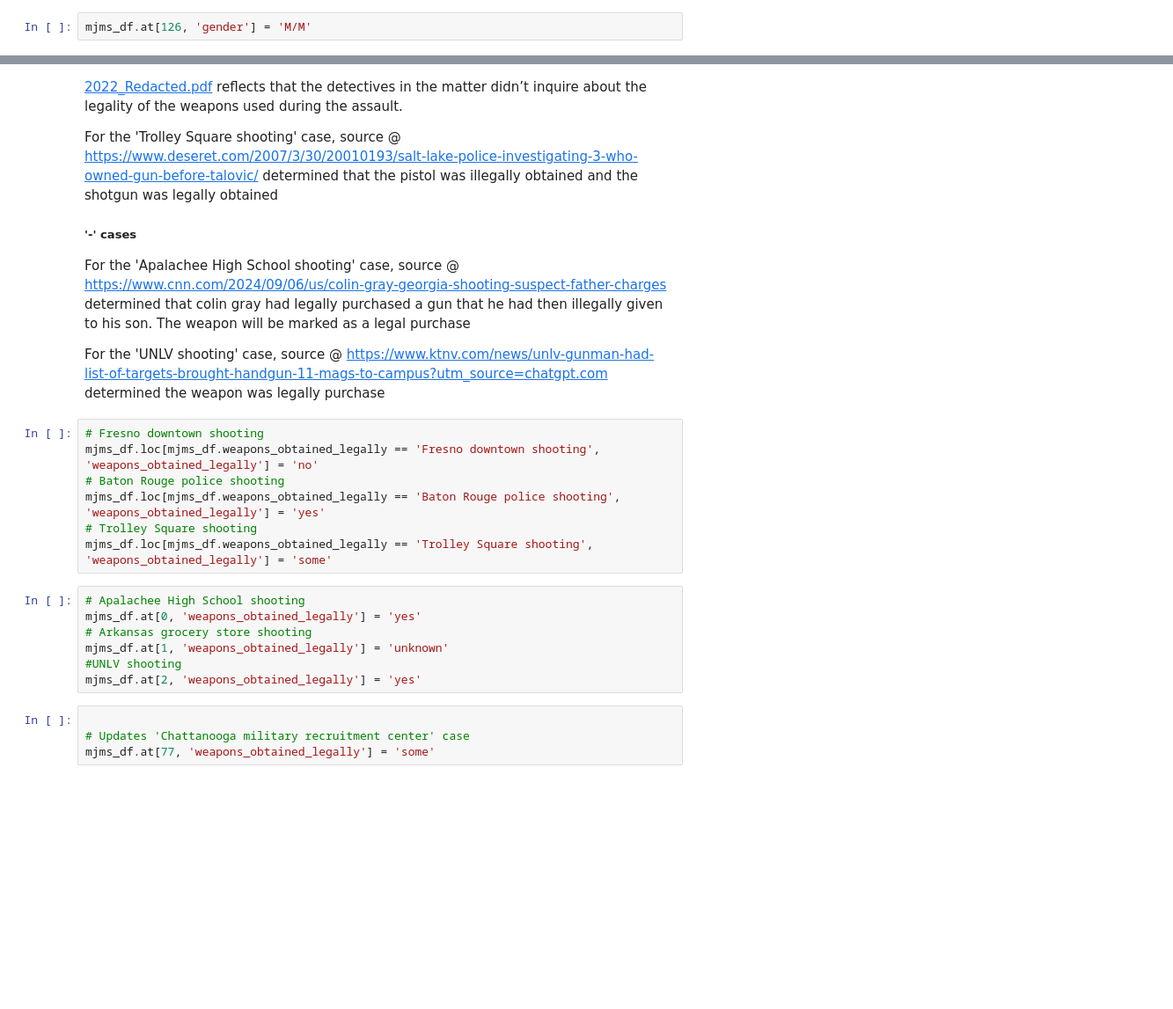
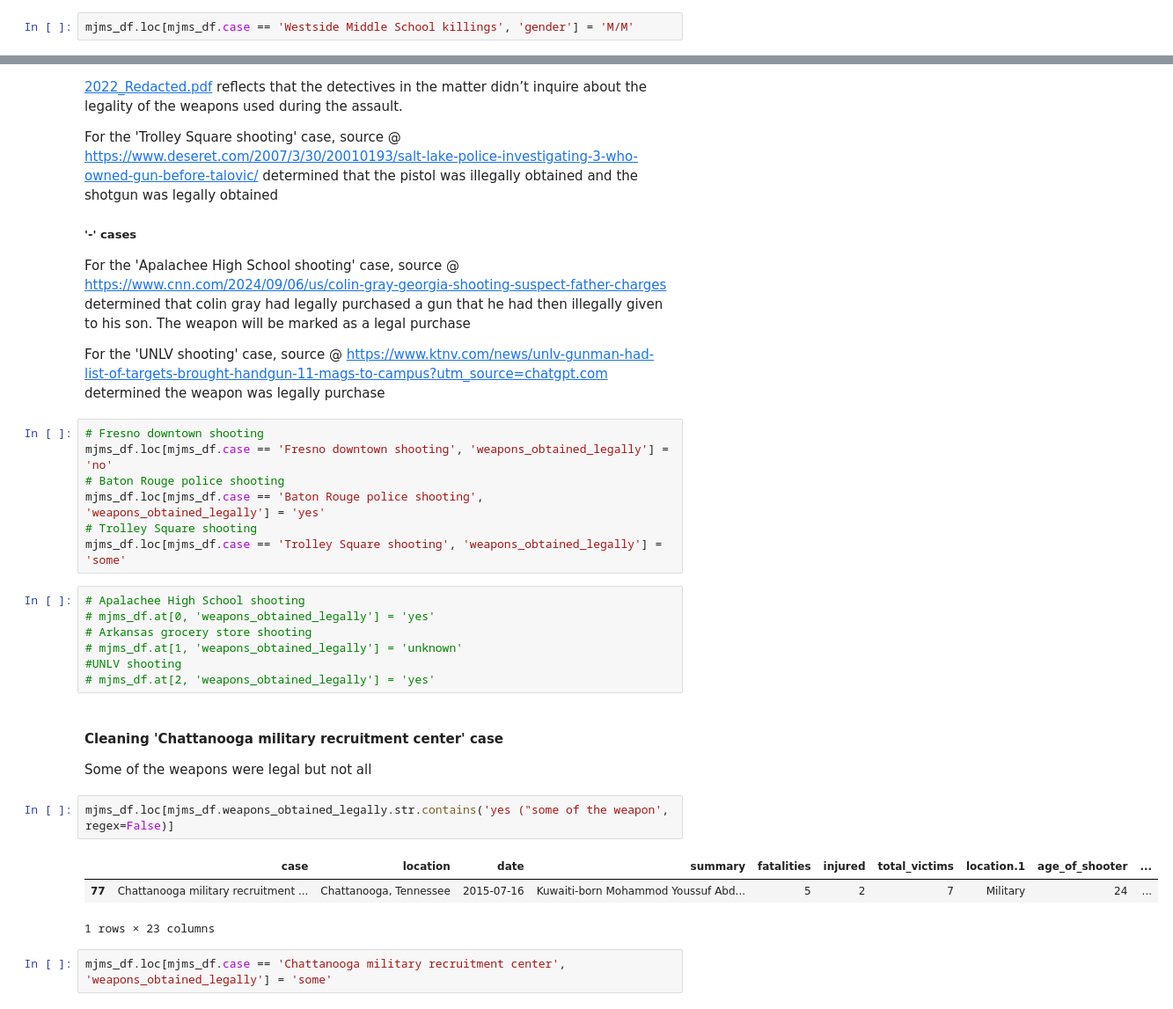
Before and after one commit to JA-Acosta/mj_mass_shootings, a Jupyter notebook: mjms_notebooks/mjms_data_notebook.ipynb, the cells around one changed output, grey strips where cells are left out. Shown at 88% size. Saved outputs shown, nothing was run; the diff lists cells and outputs as text; blank space fills up the shorter version.

Commit message:
Corrected unknown shooting assignment and replaced all instances of .at that were index dependent

```diff
--- a/mjms_notebooks/mjms_data_notebook.ipynb
+++ b/mjms_notebooks/mjms_data_notebook.ipynb
@@ -176,7 +178,7 @@ mjms_df.at[10, 'gender'] = 'T->M'
 #### Cleaning 'Westside Middle School killings' case
 The gender of both shooters were not reflected. Updates to account for two shooters
 # %%
-mjms_df.at[126, 'gender'] = 'M/M'
+mjms_df.loc[mjms_df.case == 'Westside Middle School killings', 'gender'] = 'M/M'
 # %% [markdown]
 #### Verifying Gender Data Correction
 # %%
@@ -276,22 +278,29 @@ For the 'Apalachee High School shooting' case, source @ https://www.cnn.com/2024
 For the 'UNLV shooting' case, source @ https://www.ktnv.com/news/unlv-gunman-had-list-of-targets-brought-handgun-11-mags-to-campus?utm_source=chatgpt.com determined the weapon was legally purchase
 # %%
 # Fresno downtown shooting
-mjms_df.loc[mjms_df.weapons_obtained_legally == 'Fresno downtown shooting', 'weapons_obtained_legally'] = 'no'
+mjms_df.loc[mjms_df.case == 'Fresno downtown shooting', 'weapons_obtained_legally'] = 'no'
 # Baton Rouge police shooting
-mjms_df.loc[mjms_df.weapons_obtained_legally == 'Baton Rouge police shooting', 'weapons_obtained_legally'] = 'yes'
+mjms_df.loc[mjms_df.case == 'Baton Rouge police shooting', 'weapons_obtained_legally'] = 'yes'
 # Trolley Square shooting
-mjms_df.loc[mjms_df.weapons_obtained_legally == 'Trolley Square shooting', 'weapons_obtained_legally'] = 'some'
+mjms_df.loc[mjms_df.case == 'Trolley Square shooting', 'weapons_obtained_legally'] = 'some'
 # %%
 # Apalachee High School shooting
-mjms_df.at[0, 'weapons_obtained_legally'] = 'yes'
+# mjms_df.at[0, 'weapons_obtained_legally'] = 'yes'
 # Arkansas grocery store shooting
-mjms_df.at[1, 'weapons_obtained_legally'] = 'unknown'
+# mjms_df.at[1, 'weapons_obtained_legally'] = 'unknown'
 #UNLV shooting
-mjms_df.at[2, 'weapons_obtained_legally'] = 'yes'
+# mjms_df.at[2, 'weapons_obtained_legally'] = 'yes'
-# %%
-
-# Updates 'Chattanooga military recruitment center' case
-mjms_df.at[77, 'weapons_obtained_legally'] = 'some'
+# %% [markdown]
+#### Cleaning 'Chattanooga military recruitment center' case
+Some of the weapons were legal but not all
+# %%
+mjms_df.loc[mjms_df.weapons_obtained_legally.str.contains('yes ("some of the weapon', regex=False)]
+# %% [output]
+|  | case | location | date | summary | fatalities | injured | total_victims | location.1 | age_of_shooter | ... |
+| 77 | Chattanooga military recruitment ... | Chattanooga, Tennessee | 2015-07-16 | Kuwaiti-born Mohammod Youssuf Abd... | 5 | 2 | 7 | Military | 24 | ... |
+1 rows × 23 columns
+# %%
+mjms_df.loc[mjms_df.case == 'Chattanooga military recruitment center', 'weapons_obtained_legally'] = 'some'
 # %%
 mjms_df.weapons_obtained_legally.unique()
 # %% [output]
```
Also changed, not shown: parts of 5 cells of this notebook.
